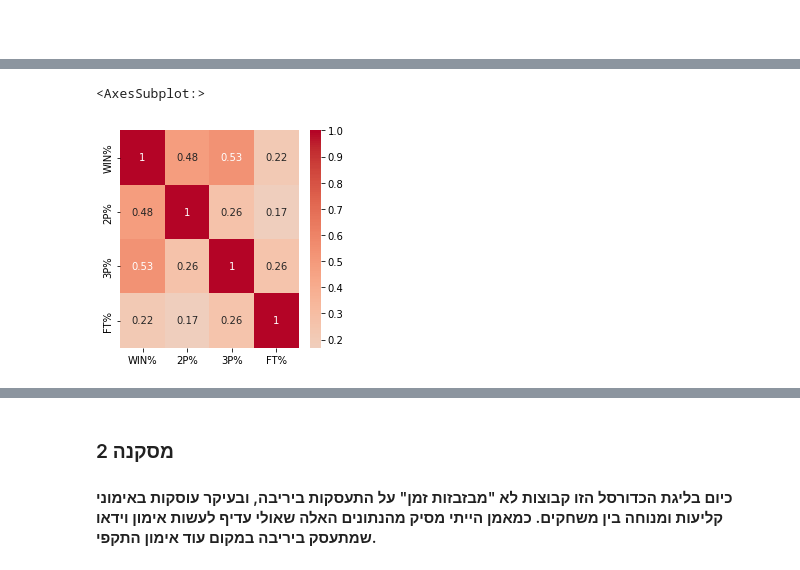
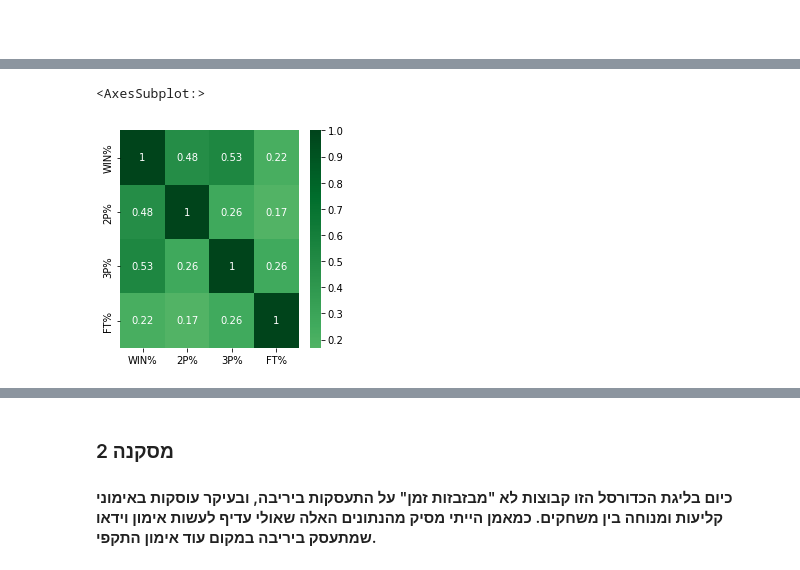
Before and after one commit to eytanmuzafi/data-science, a Jupyter notebook: project.ipynb, the cells around one changed output, grey strips where cells are left out. Saved outputs shown, nothing was run; the diff lists cells and outputs as text; code cells hidden in the pictures.

```diff
--- a/project.ipynb
+++ b/project.ipynb
@@ -234,8 +219,8 @@ sns.heatmap(corrs, cmap='coolwarm', center=0, annot = True)
 # %%
-nba_from_2013=nba_stat[nba_stat['SEASON']>'2012-13']
+nba_from_2013=nba_stat[nba_stat['SEASON']>='2013-14']
 corrs = nba_from_2013[['WIN%','2P%','3P%','FT%']].corr(method = 'spearman')
 plt.figure(figsize=(4,4))
-sns.heatmap(corrs, cmap='coolwarm', center=0, annot = True)
+sns.heatmap(corrs, cmap='Greens', center=0, annot = True)
 # %% [output]
 <AxesSubplot:>
-[figure, old version]
+[figure, new version]
```
Also changed, not shown: parts of 14 cells of this notebook.
